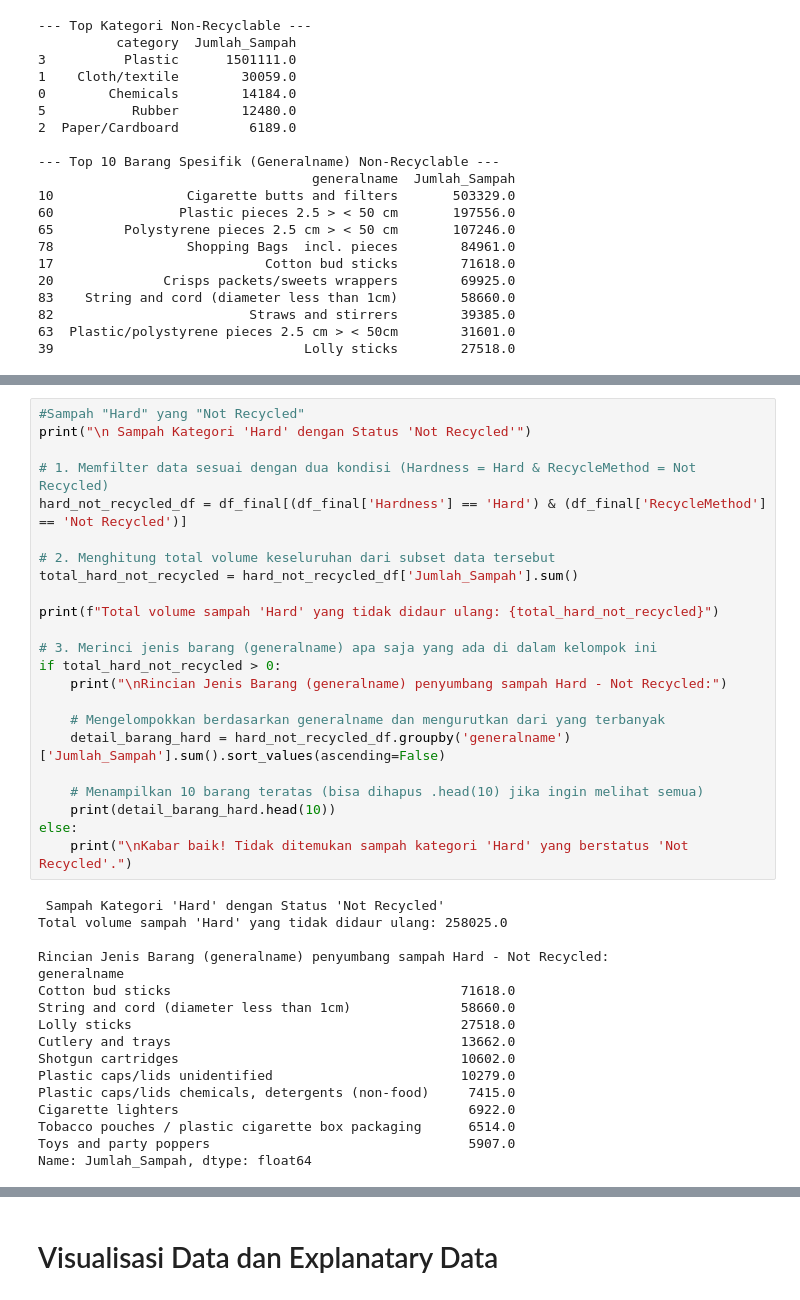
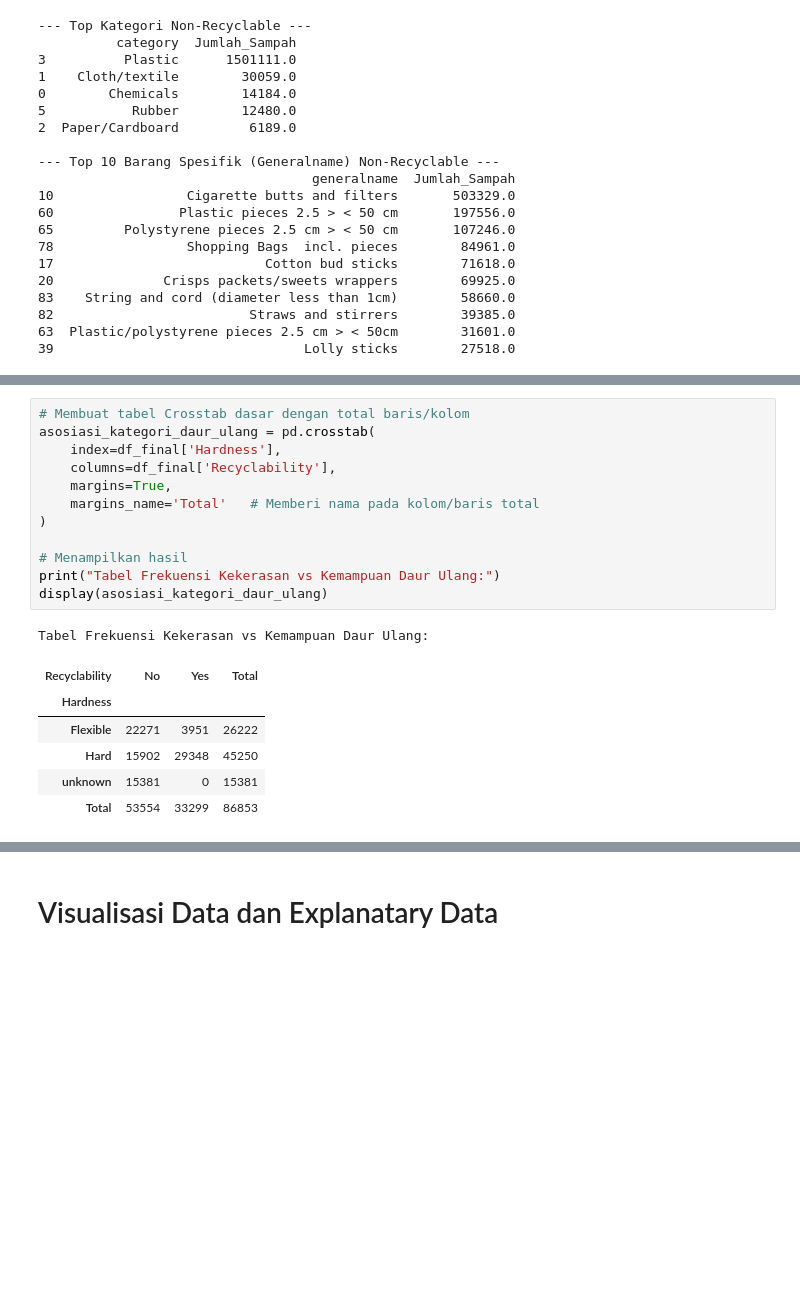
Before and after one commit to rafibakhtiarr/CapstoneDS, a Jupyter notebook: capstone.ipynb, the cells around one changed output, grey strips where cells are left out. Drawn from its saved outputs; the diff is of its cells as text; blank space fills up the shorter version.

```diff
--- a/capstone.ipynb
+++ b/capstone.ipynb
@@ -639,45 +628,25 @@ Hardness
 Flexible       378508.0                               9.68
 Hard           722776.0                              64.30
 unknown        971494.0                               0.00
-# %%
-#Sampah "Hard" yang "Not Recycled"
-print("\n Sampah Kategori 'Hard' dengan Status 'Not Recycled'")
-
-# 1. Memfilter data sesuai dengan dua kondisi (Hardness = Hard & RecycleMethod = Not Recycled)
-hard_not_recycled_df = df_final[(df_final['Hardness'] == 'Hard') & (df_final['RecycleMethod'] == 'Not Recycled')]
-
-# 2. Menghitung total volume keseluruhan dari subset data tersebut
-total_hard_not_recycled = hard_not_recycled_df['Jumlah_Sampah'].sum()
-
-print(f"Total volume sampah 'Hard' yang tidak didaur ulang: {total_hard_not_recycled}")
-
-# 3. Merinci jenis barang (generalname) apa saja yang ada di dalam kelompok ini
-if total_hard_not_recycled > 0:
-    print("\nRincian Jenis Barang (generalname) penyumbang sampah Hard - Not Recycled:")
-
-    # Mengelompokkan berdasarkan generalname dan mengurutkan dari yang terbanyak
-    detail_barang_hard = hard_not_recycled_df.groupby('generalname')['Jumlah_Sampah'].sum().sort_values(ascending=False)
-
-    # Menampilkan 10 barang teratas (bisa dihapus .head(10) jika ingin melihat semua)
-    print(detail_barang_hard.head(10))
-else:
-    print("\nKabar baik! Tidak ditemukan sampah kategori 'Hard' yang berstatus 'Not Recycled'.")
-# %% [output]
- Sampah Kategori 'Hard' dengan Status 'Not Recycled'
-Total volume sampah 'Hard' yang tidak didaur ulang: 258025.0
-
-Rincian Jenis Barang (generalname) penyumbang sampah Hard - Not Recycled:
-generalname
-Cotton bud sticks                                     71618.0
-String and cord (diameter less than 1cm)              58660.0
-Lolly sticks                                          27518.0
-Cutlery and trays                                     13662.0
-Shotgun cartridges                                    10602.0
-Plastic caps/lids unidentified                        10279.0
-Plastic caps/lids chemicals, detergents (non-food)     7415.0
-Cigarette lighters                                     6922.0
-Tobacco pouches / plastic cigarette box packaging      6514.0
-Toys and party poppers                                 5907.0
-Name: Jumlah_Sampah, dtype: float64
+# %%
+# Membuat tabel Crosstab dasar dengan total baris/kolom
+asosiasi_kategori_daur_ulang = pd.crosstab(
+    index=df_final['Hardness'],
+    columns=df_final['Recyclability'],
+    margins=True,
+    margins_name='Total'   # Memberi nama pada kolom/baris total
+)
+
+# Menampilkan hasil
+print("Tabel Frekuensi Kekerasan vs Kemampuan Daur Ulang:")
+display(asosiasi_kategori_daur_ulang)
+# %% [output]
+Tabel Frekuensi Kekerasan vs Kemampuan Daur Ulang:
+| Recyclability | No | Yes | Total |
+| Hardness |  |  |  |
+| Flexible | 22271 | 3951 | 26222 |
+| Hard | 15902 | 29348 | 45250 |
+| unknown | 15381 | 0 | 15381 |
+| Total | 53554 | 33299 | 86853 |
 # %%
 #Korelasi Hardness dengan Recyclability
```
Also changed, not shown: parts of 12 cells of this notebook, 5 other files.
